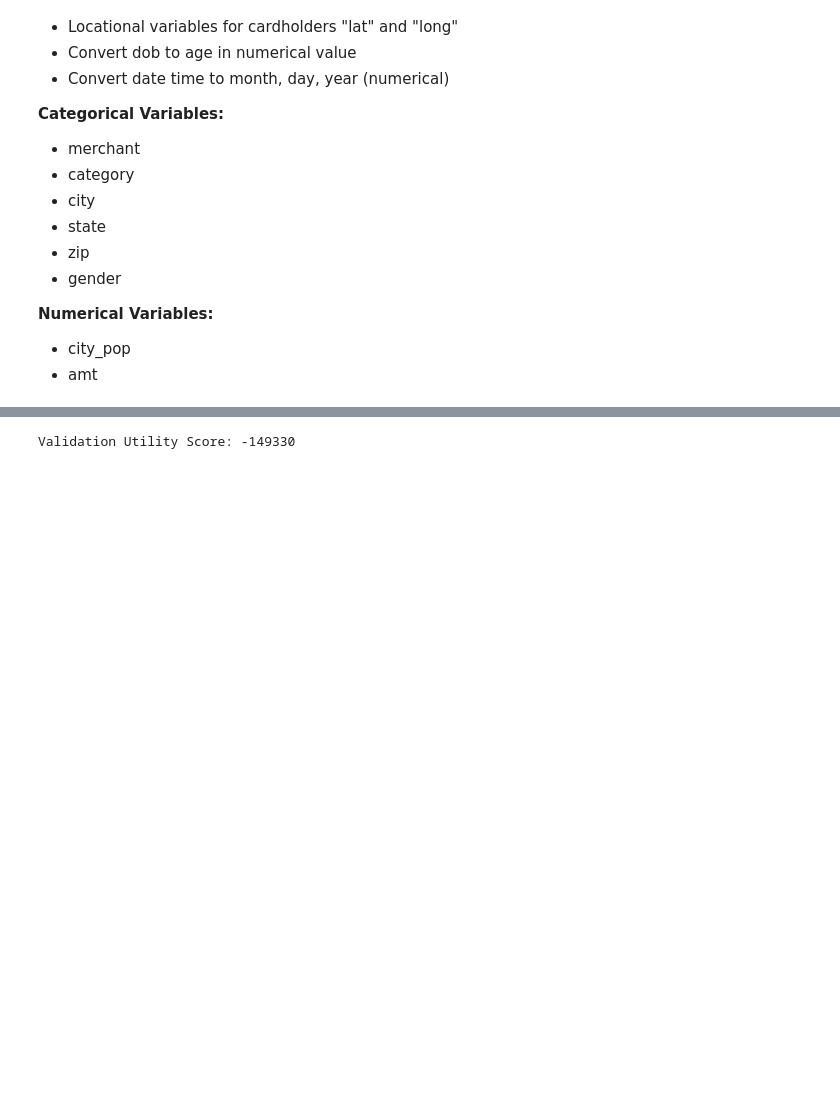
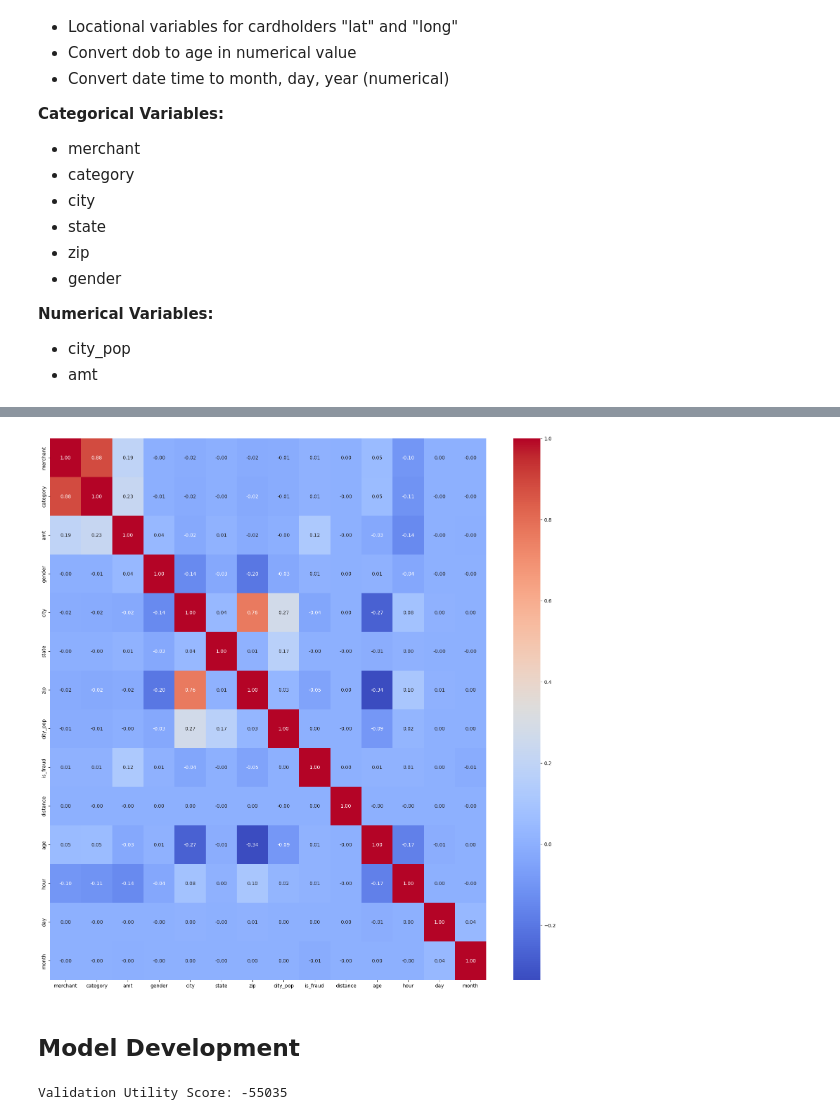
Before and after one commit to tonywork737/data-mining, a Jupyter notebook: NB.ipynb, the cells around one changed output, grey strips where cells are left out. Drawn from its saved outputs; the diff is of its cells as text; code cells hidden in the pictures; blank space fills up the shorter version.

```diff
--- a/NB.ipynb
+++ b/NB.ipynb
@@ -129,7 +110,7 @@ transformed_data.drop(columns=['trans_date_trans_time'], inplace=True)
 # Log-transform skewed data
 transformed_data['amt'] = np.log1p(transformed_data['amt'])
 
-transformed_data.drop(columns=['first', 'last', 'street', 'lat', 'long', 'merch_lat', 'merch_long', 'cc_num', 'trans_num', 'unix_time'], inplace=True)
+transformed_data.drop(columns=['first', 'last', 'street', 'lat', 'long', 'merch_lat', 'merch_long', 'cc_num', 'trans_num', 'unix_time', 'job'], inplace=True)
 
 # Transforming categorical data (Label encoding)
 label_encoder = LabelEncoder()
@@ -139,8 +120,26 @@ for var in label_vars:
     transformed_data[var] = label_encoder.fit_transform(transformed_data[var])
 
 # Transform categorical data (frequency encoding)
-frequency_vars = ['merchant', 'city', 'job', 'category', 'state']
+frequency_vars = ['merchant', 'city', 'state', 'category', 'zip']
 
 for col in frequency_vars:
     freq_encoding = transformed_data[col].value_counts(normalize=True).to_dict()
     transformed_data[col] = transformed_data[col].map(freq_encoding)
+
+
+# Transform categorial data (One-hot encoding)
+# ohe = OneHotEncoder(sparse_output=False)
+# ohe_vars = ['category']
+# ohe_data = ohe.fit_transform(transformed_data[ohe_vars])
+# ohe_columns = ohe.get_feature_names_out(ohe_vars)
+# ohe_df = pd.DataFrame(ohe_data, columns=ohe_columns, index=transformed_data.index)
+
+# transformed_data = pd.concat([transformed_data.drop(columns=ohe_vars), ohe_df], axis=1)
+
+
+# Transform categorial data (Target encoding)
+# target_vars = ['merchant', 'city', 'job', 'state', 'category']
+# target_encoding = {}
+# for col in target_vars:
+#     target_encoding[col] = transformed_data.groupby(col)['is_fraud'].mean()
+#     transformed_data[col] = transformed_data[col].map(target_encoding[col])
@@ -147,3 +248,15 @@ for col in frequency_vars:
+# %%
+# Covariance matrix
+import seaborn as sns
+import matplotlib.pyplot as plt
+
+plt.figure(figsize=(20, 20))
+sns.heatmap(transformed_data.corr(), annot=True, fmt='.2f', cmap='coolwarm')
+plt.show()
+# %% [output]
+[figure, added]
+# %% [markdown]
+## Model Development
 # %%
 from sklearn.model_selection import train_test_split
 from imblearn.over_sampling import SMOTE
@@ -154,15 +267,19 @@ X = transformed_data.drop(columns=['is_fraud'])
 y = transformed_data['is_fraud']
 X_train, X_val, y_train, y_val = train_test_split(X, y, test_size=0.2, stratify=y, random_state=42)
 
+# Handle class imbalance using SMOTE
+smote = SMOTE(sampling_strategy=0.1, random_state=42)
+X_train_sm, y_train_sm = smote.fit_resample(X_train, y_train)
+
 # Standardizing numerical features
 scaler = StandardScaler()
-X_train = scaler.fit_transform(X_train)
+X_train_sm = scaler.fit_transform(X_train_sm)
 X_val = scaler.transform(X_val)
 X_test = scaler.transform(transformed_Y_data.drop(columns=['is_fraud']))
 
 # Train Naive Bayes Classifier
 gnb = GaussianNB()
-gnb.fit(X_train, y_train)
+gnb.fit(X_train_sm, y_train_sm)
 
 # Predictions
 y_pred = gnb.predict(X_val)
@@ -177,4 +294,4 @@ def compute_utility(y_true, y_pred):
 utility_score = compute_utility(y_val, y_pred)
 print("Validation Utility Score:", utility_score)
 # %% [output]
-Validation Utility Score: -149330
+Validation Utility Score: -55035
```
Also changed, not shown: parts of 11 cells of this notebook.
